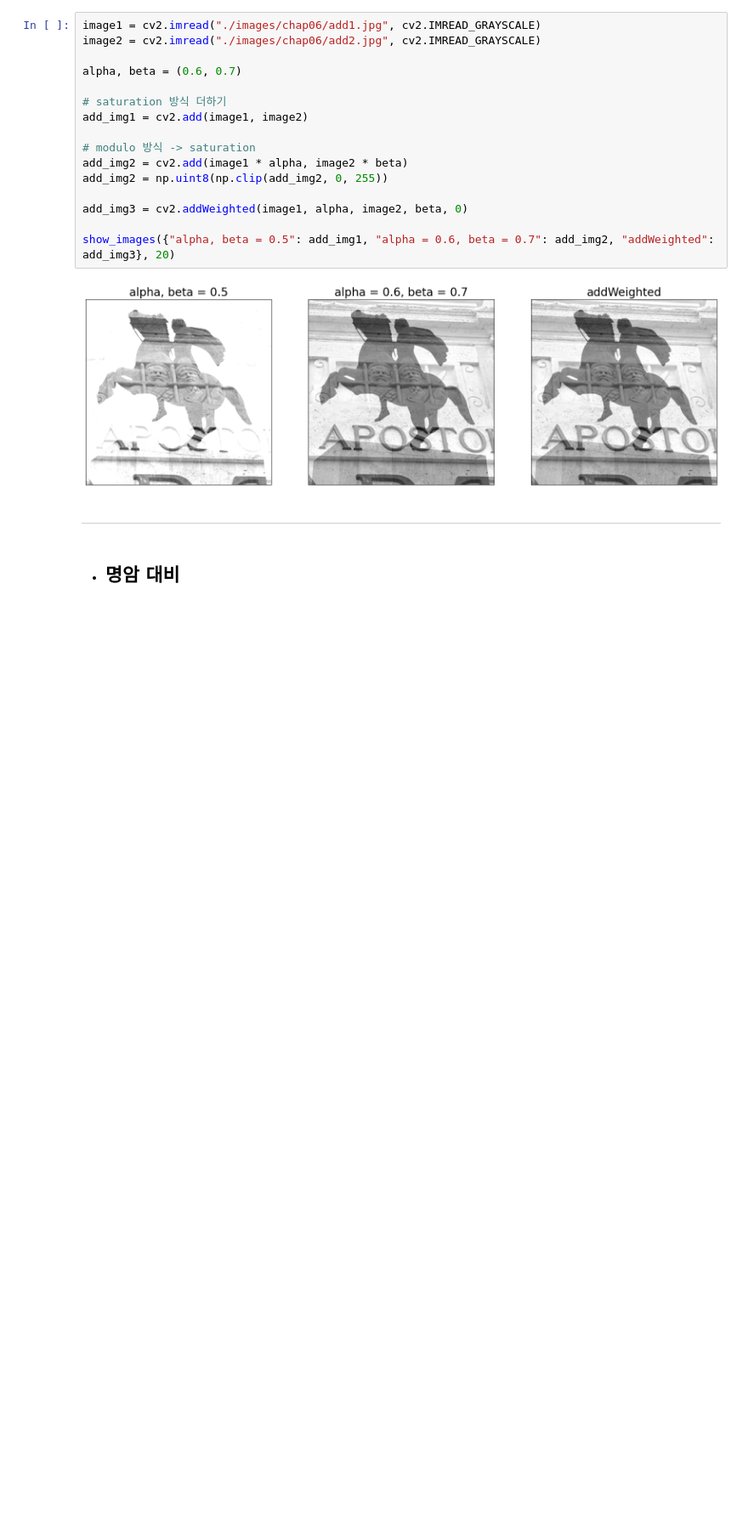
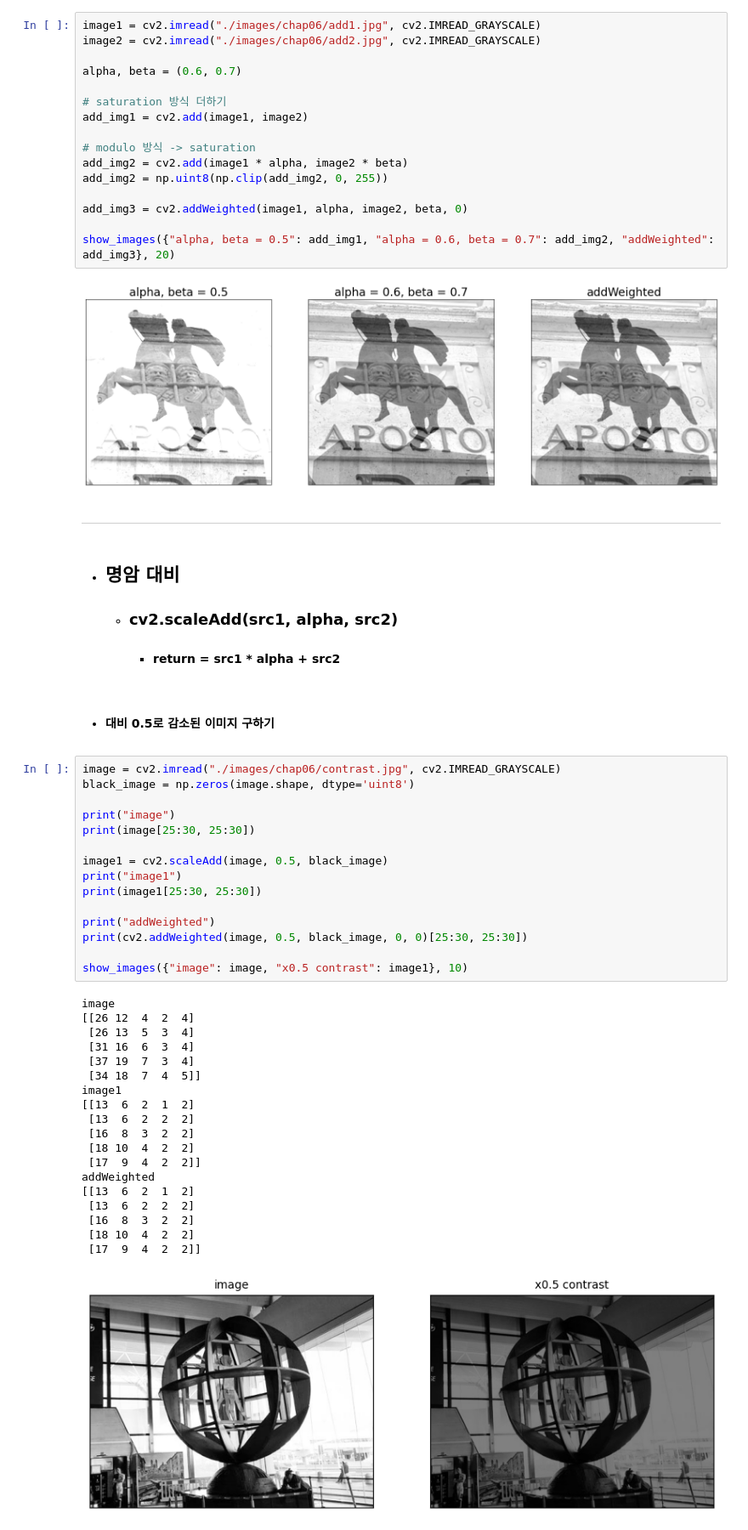
Before and after one commit to kks00/visual_info_processing, a Jupyter notebook: chapter6_2.ipynb, the cells around one changed output. Shown at 85% size. Drawn from its saved outputs; the diff is of its cells as text; blank space fills up the shorter version.

```diff
--- a/chapter6_2.ipynb
+++ b/chapter6_2.ipynb
@@ -36,3 +36,42 @@ show_images({"alpha, beta = 0.5": add_img1, "alpha = 0.6, beta = 0.7": add_img2,
 ---
 # %% [markdown]
 - ## 명암 대비
+    - ### cv2.scaleAdd(src1, alpha, src2)
+        - #### return = src1 * alpha + src2
+# %% [markdown]
+- #### 대비 0.5로 감소된 이미지 구하기
+# %%
+image = cv2.imread("./images/chap06/contrast.jpg", cv2.IMREAD_GRAYSCALE)
+black_image = np.zeros(image.shape, dtype='uint8')
+
+print("image")
+print(image[25:30, 25:30])
+
+image1 = cv2.scaleAdd(image, 0.5, black_image)
+print("image1")
+print(image1[25:30, 25:30])
+
+print("addWeighted")
+print(cv2.addWeighted(image, 0.5, black_image, 0, 0)[25:30, 25:30])
+
+show_images({"image": image, "x0.5 contrast": image1}, 10)
+# %% [output]
+image
+[[26 12  4  2  4]
+ [26 13  5  3  4]
+ [31 16  6  3  4]
+ [37 19  7  3  4]
+ [34 18  7  4  5]]
+image1
+[[13  6  2  1  2]
+ [13  6  2  2  2]
+ [16  8  3  2  2]
+ [18 10  4  2  2]
+ [17  9  4  2  2]]
+addWeighted
+[[13  6  2  1  2]
+ [13  6  2  2  2]
+ [16  8  3  2  2]
+ [18 10  4  2  2]
+ [17  9  4  2  2]]
+[figure, added]
```
Also changed, not shown: parts of 5 cells of this notebook, 1 other file.
